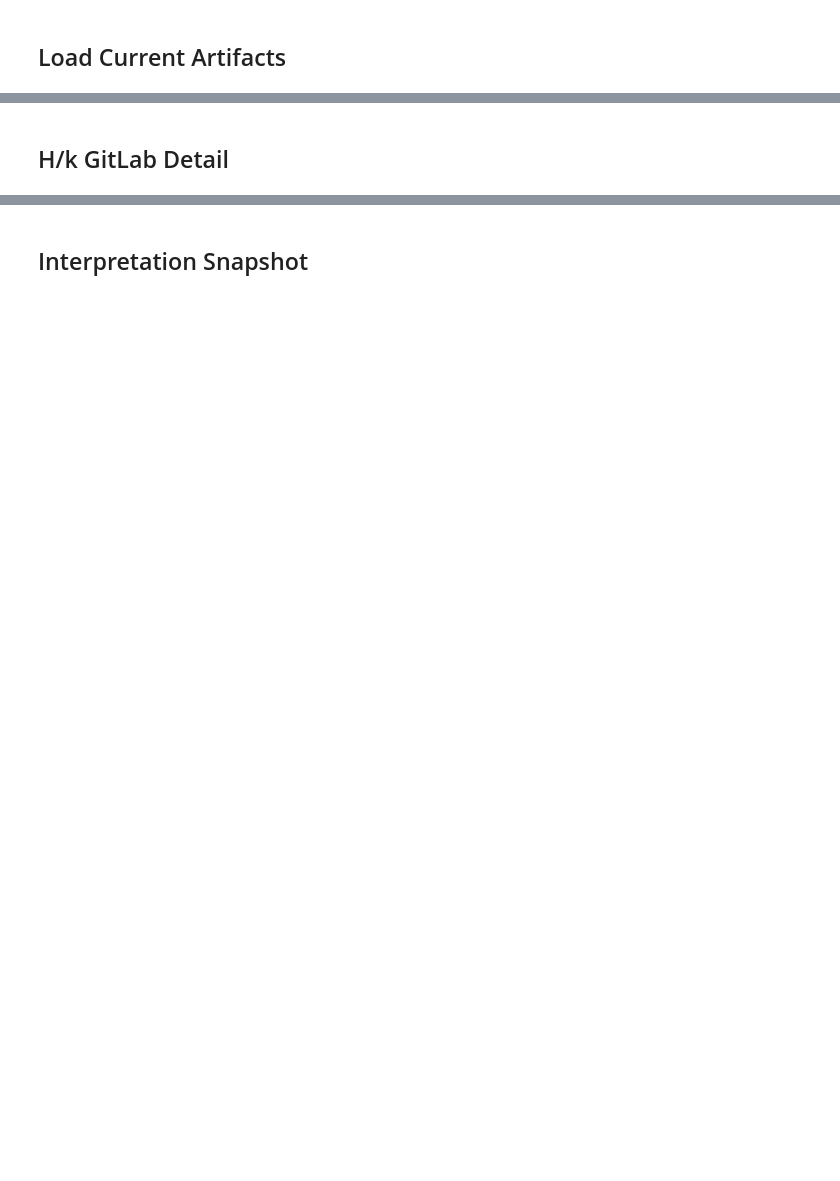
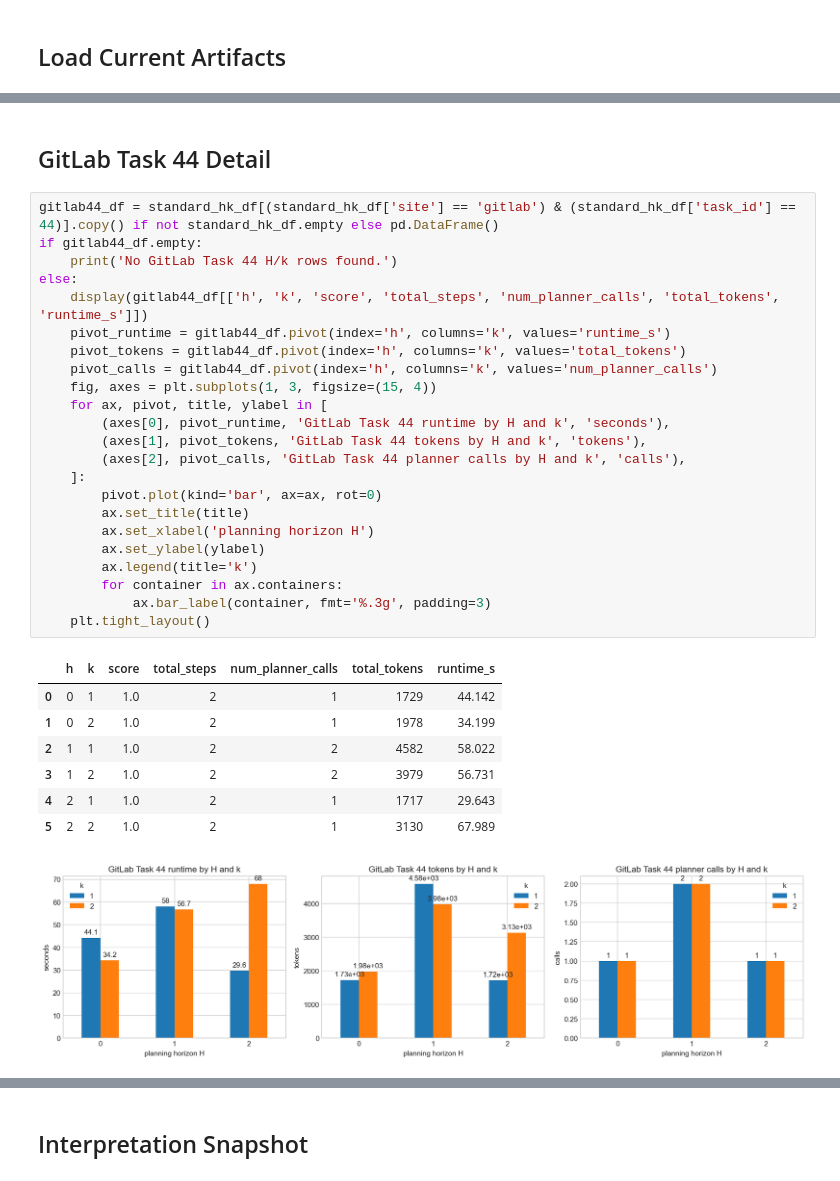
Before and after one commit to NICFRU/webarena-verified-thesis, a Jupyter notebook: notebooks/08_hk_sweep_analysis.ipynb, the cells around one changed output, grey strips where cells are left out. Drawn from its saved outputs; the diff is of its cells as text; blank space fills up the shorter version.

```diff
--- a/notebooks/08_hk_sweep_analysis.ipynb
+++ b/notebooks/08_hk_sweep_analysis.ipynb
@@ -256,2 +294,34 @@ else:
 # %% [markdown]
-## H/k GitLab Detail
+## GitLab Task 44 Detail
+# %%
+gitlab44_df = standard_hk_df[(standard_hk_df['site'] == 'gitlab') & (standard_hk_df['task_id'] == 44)].copy() if not standard_hk_df.empty else pd.DataFrame()
+if gitlab44_df.empty:
+    print('No GitLab Task 44 H/k rows found.')
+else:
+    display(gitlab44_df[['h', 'k', 'score', 'total_steps', 'num_planner_calls', 'total_tokens', 'runtime_s']])
+    pivot_runtime = gitlab44_df.pivot(index='h', columns='k', values='runtime_s')
+    pivot_tokens = gitlab44_df.pivot(index='h', columns='k', values='total_tokens')
+    pivot_calls = gitlab44_df.pivot(index='h', columns='k', values='num_planner_calls')
+    fig, axes = plt.subplots(1, 3, figsize=(15, 4))
+    for ax, pivot, title, ylabel in [
+        (axes[0], pivot_runtime, 'GitLab Task 44 runtime by H and k', 'seconds'),
+        (axes[1], pivot_tokens, 'GitLab Task 44 tokens by H and k', 'tokens'),
+        (axes[2], pivot_calls, 'GitLab Task 44 planner calls by H and k', 'calls'),
+    ]:
+        pivot.plot(kind='bar', ax=ax, rot=0)
+        ax.set_title(title)
+        ax.set_xlabel('planning horizon H')
+        ax.set_ylabel(ylabel)
+        ax.legend(title='k')
+        for container in ax.containers:
+            ax.bar_label(container, fmt='%.3g', padding=3)
+    plt.tight_layout()
+# %% [output]
+|  | h | k | score | total_steps | num_planner_calls | total_tokens | runtime_s |
+| 0 | 0 | 1 | 1.0 | 2 | 1 | 1729 | 44.142 |
+| 1 | 0 | 2 | 1.0 | 2 | 1 | 1978 | 34.199 |
+| 2 | 1 | 1 | 1.0 | 2 | 2 | 4582 | 58.022 |
+| 3 | 1 | 2 | 1.0 | 2 | 2 | 3979 | 56.731 |
+| 4 | 2 | 1 | 1.0 | 2 | 1 | 1717 | 29.643 |
+| 5 | 2 | 2 | 1.0 | 2 | 1 | 3130 | 67.989 |
+[figure, added]
```
Also changed, not shown: parts of 27 cells of this notebook, 5 other files.
